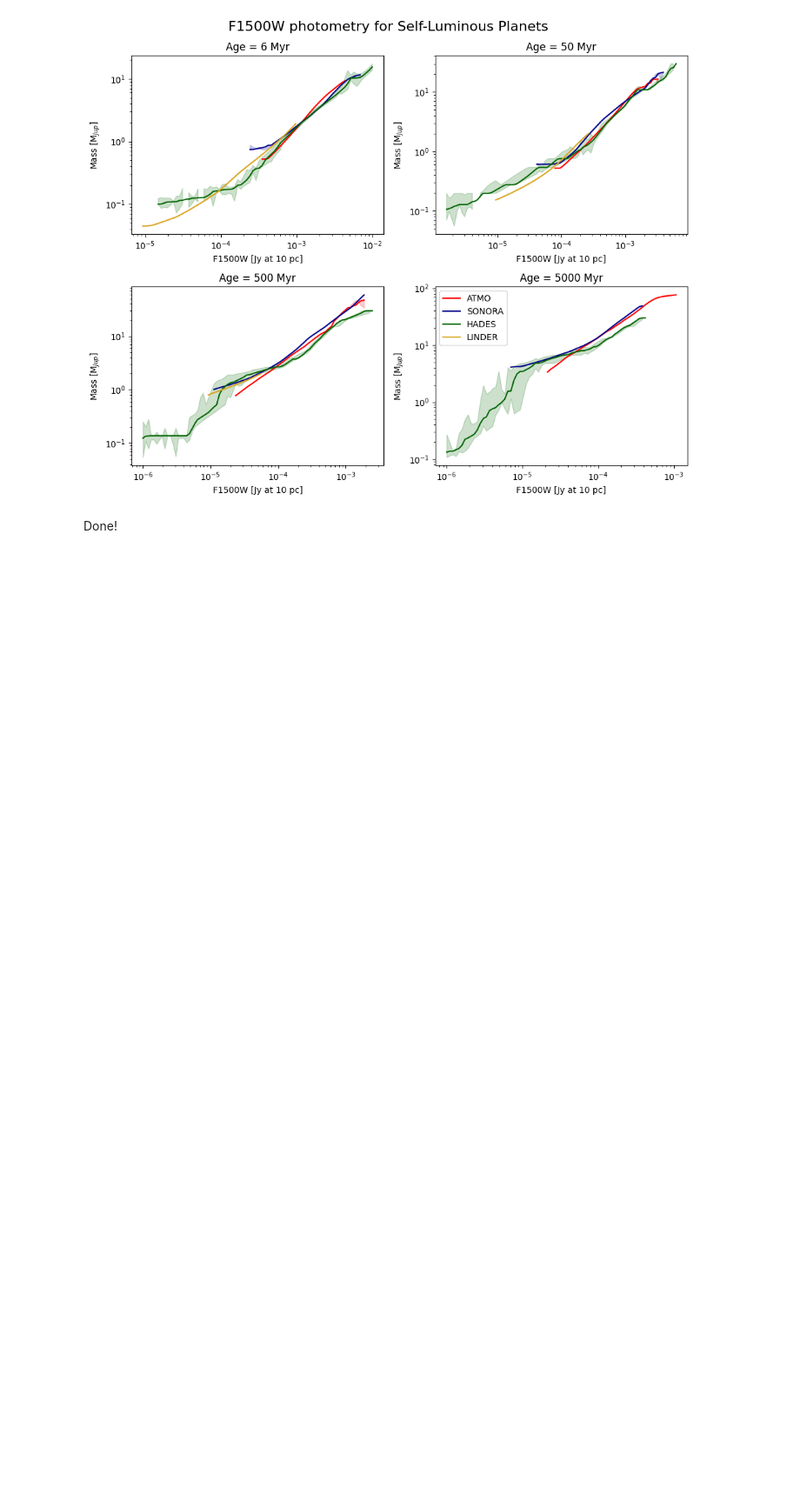
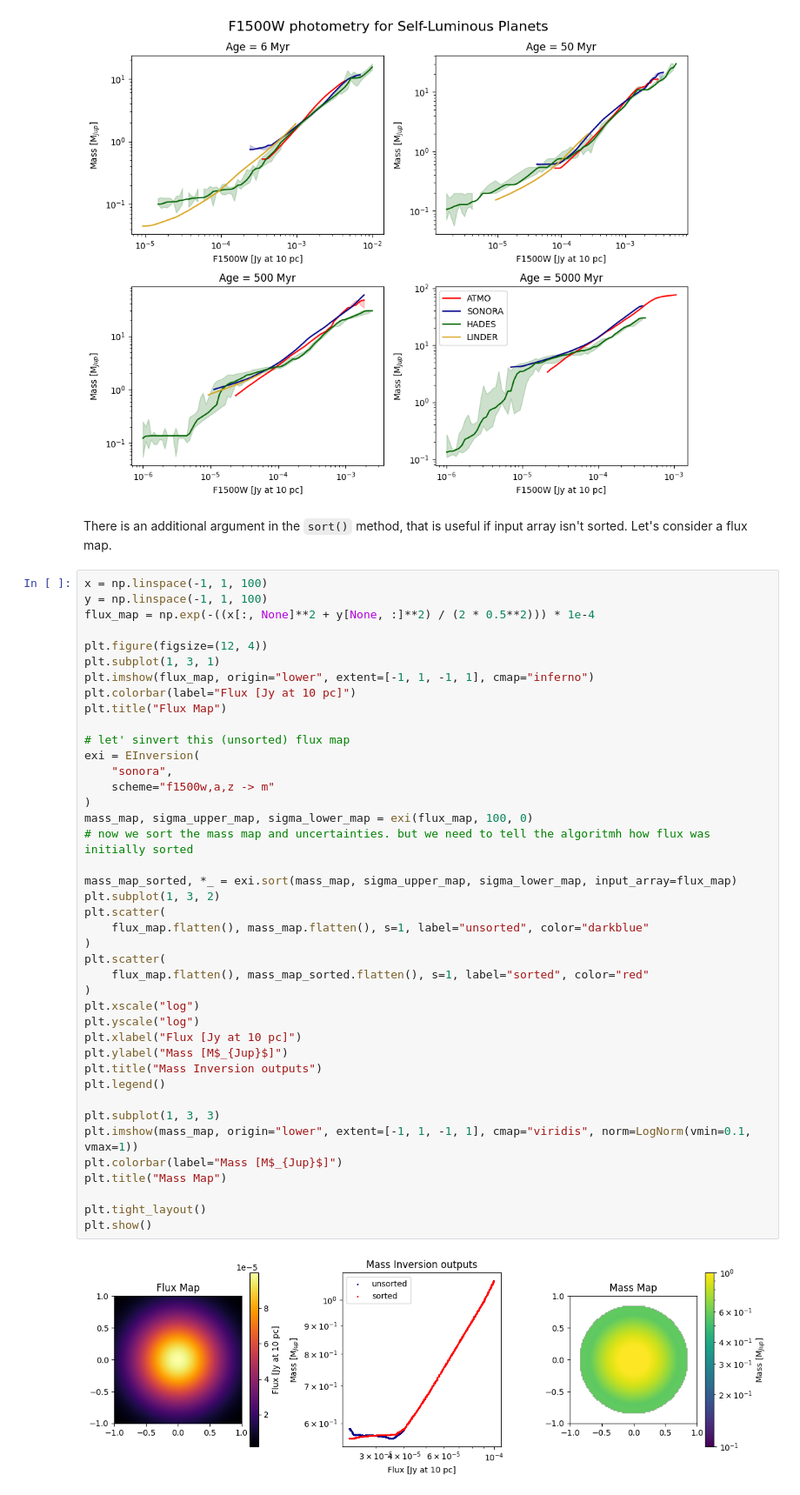
Before and after one commit to ProfesseurShadoko/oplanet, a Jupyter notebook: inversions.ipynb, the cells around one changed output. Shown at 87% size. Cells and saved outputs as stored; diff of their text form; blank space fills up the shorter version.

Commit message:
new sorting method for mass inversions

```diff
--- a/inversions.ipynb
+++ b/inversions.ipynb
@@ -318,4 +318,47 @@ plt.show()
 # %% [output]
 [figure]
 # %% [markdown]
-Done!
+There is an additional argument in the `sort()` method, that is useful if input array isn't sorted. Let's consider a flux map.
+# %%
+x = np.linspace(-1, 1, 100)
+y = np.linspace(-1, 1, 100)
+flux_map = np.exp(-((x[:, None]**2 + y[None, :]**2) / (2 * 0.5**2))) * 1e-4
+
+plt.figure(figsize=(12, 4))
+plt.subplot(1, 3, 1)
+plt.imshow(flux_map, origin="lower", extent=[-1, 1, -1, 1], cmap="inferno")
+plt.colorbar(label="Flux [Jy at 10 pc]")
+plt.title("Flux Map")
+
+# let' sinvert this (unsorted) flux map
+exi = EInversion(
+    "sonora",
+    scheme="f1500w,a,z -> m"
+)
+mass_map, sigma_upper_map, sigma_lower_map = exi(flux_map, 100, 0)
+# now we sort the mass map and uncertainties. but we need to tell the algoritmh how flux was initially sorted
+
+mass_map_sorted, *_ = exi.sort(mass_map, sigma_upper_map, sigma_lower_map, input_array=flux_map)
+plt.subplot(1, 3, 2)
+plt.scatter(
+    flux_map.flatten(), mass_map.flatten(), s=1, label="unsorted", color="darkblue"
+)
+plt.scatter(
+    flux_map.flatten(), mass_map_sorted.flatten(), s=1, label="sorted", color="red"
+)
+plt.xscale("log")
+plt.yscale("log")
+plt.xlabel("Flux [Jy at 10 pc]")
+plt.ylabel("Mass [M$_{Jup}$]")
+plt.title("Mass Inversion outputs")
+plt.legend()
+
+plt.subplot(1, 3, 3)
+plt.imshow(mass_map, origin="lower", extent=[-1, 1, -1, 1], cmap="viridis", norm=LogNorm(vmin=0.1, vmax=1))
+plt.colorbar(label="Mass [M$_{Jup}$]")
+plt.title("Mass Map")
+
+plt.tight_layout()
+plt.show()
+# %% [output]
+[figure, added]
```
Also changed, not shown: parts of 4 cells of this notebook, 3 other files.
